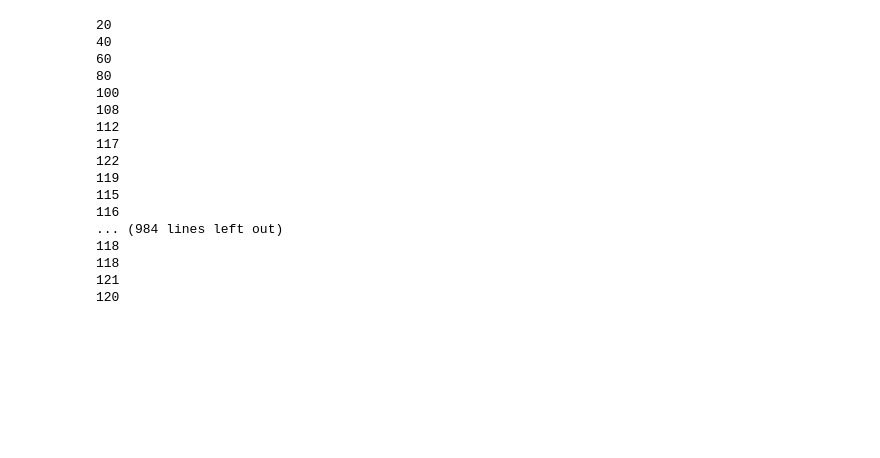
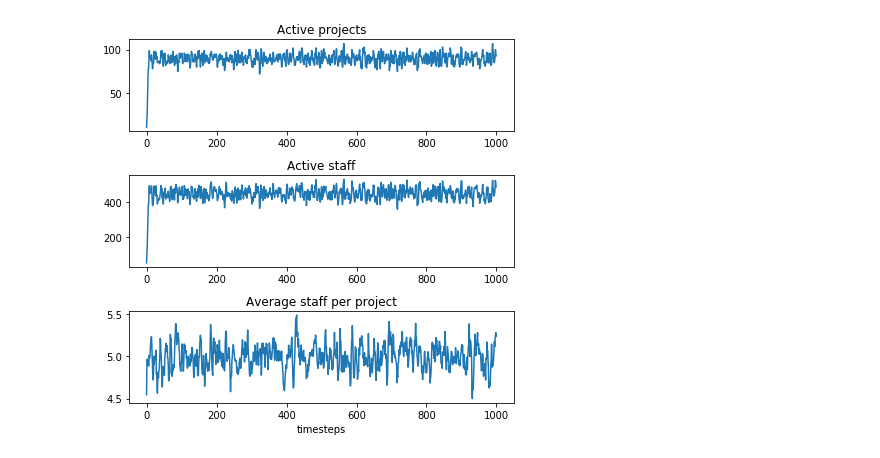
Before and after one commit to Superscriptus/SuperScript, a Jupyter notebook: developing_model_spec/active_project_equilibrium.ipynb, the cells around one changed output. Cells and saved outputs as stored; diff of their text form; code cells hidden in the pictures; blank space fills up the shorter version.

Commit message:
Added script to determine the long term equilibrium for the number of active projects and active staff.

```diff
--- a/developing_model_spec/active_project_equilibrium.ipynb
+++ b/developing_model_spec/active_project_equilibrium.ipynb
@@ -17,3 +15,4 @@ number_new_projects = 20
 timing_flexibility_vector = [0.5,0.25,0.1,0.1,0.05]
 project_length = 5
 total_timesteps = 1000
+team_size_min_max = (3,7)
@@ -35,3 +19,11 @@ def choose_start_time():
+# %%
+def choose_start_delay(vector=timing_flexibility_vector):
+
+    x = np.random.uniform(0.0, 1.0)
+
+    for i,e in enumerate(np.cumsum(vector[::-1])):
+        if x < e:
+            return len(vector)-(i+1)
 # %%
 class Project:
 
@@ -53,37 +55,40 @@ class Project:
 # %%
 project_counter = 0
 all_projects = []
+
+active_projects = []
+active_staff = []
 
 for t in range(total_timesteps):
     for p in range(number_new_projects):
 
         all_projects.append(
-            Project(project_counter,
-                    t + choose_start_time(),
+            Project(project_counter, t,
+                    choose_start_delay(),
                     project_length))
         project_counter += 1
 
-    active_count = sum([p.is_active for p in all_projects])
-    print(active_count)
+    project_count = sum([p.status == 'active' for p in all_projects])
+    staff_count = sum([p.team_size for p in all_projects if p.status == 'active'])
+    active_projects.append(project_count)
+    active_staff.append(staff_count)
+    #print(active_count)
 
     for p in all_projects:
-        if t >= p.start:
-            p.run()
+        p.run(t)
-# %% [output]
-20
-40
-60
-80
-100
-108
-112
-117
-122
-119
-115
-116
-... (984 lines left out)
-118
-118
-121
-120
+# %%
+plt.figure(figsize=(6,6))
+plt.subplot(3,1,1)
+plt.plot(range(total_timesteps), active_projects)
+plt.title('Active projects')
+plt.subplot(3,1,2)
+plt.plot(range(total_timesteps), active_staff)
+plt.title('Active staff')
+plt.subplot(3,1,3)
+plt.plot(range(total_timesteps), np.array(active_staff)/np.array(active_projects))
+plt.title('Average staff per project')
+plt.xlabel('timesteps')
+
+plt.tight_layout()
+# %% [output]
+[figure, added]
```
Also changed, not shown: parts of 3 cells of this notebook.
